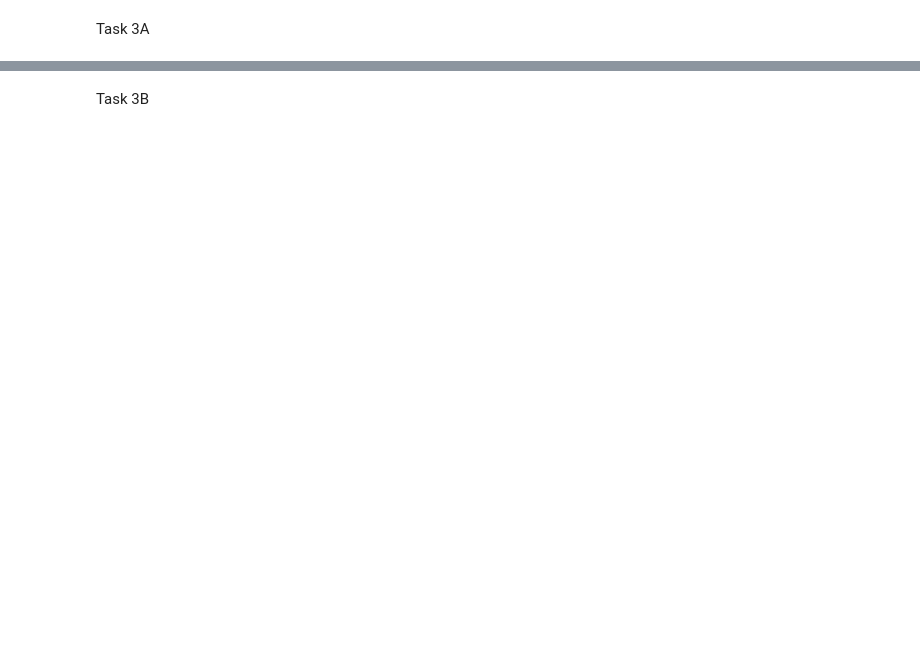
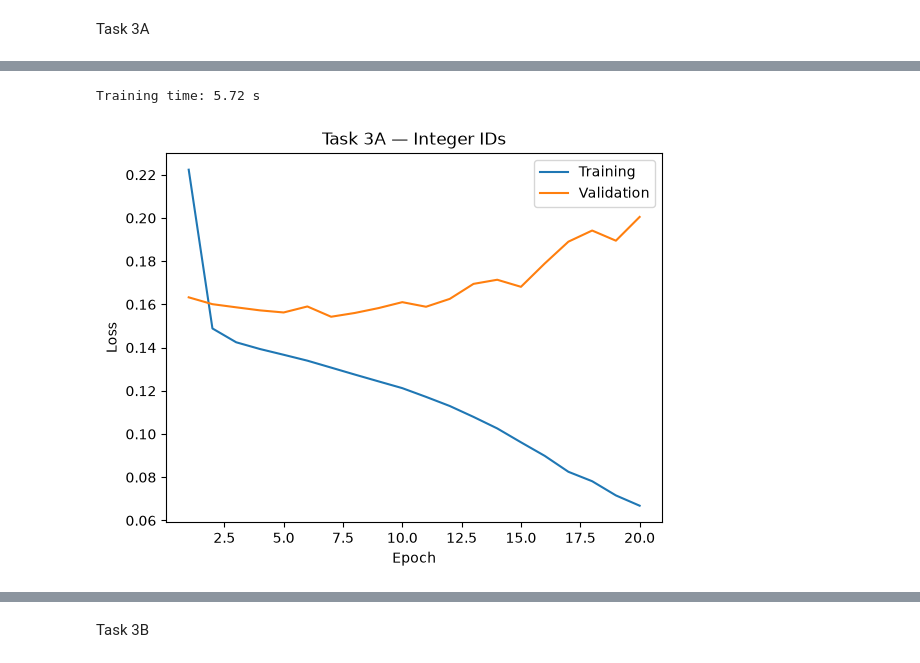
Before and after one commit to HaxelThePenguine/AI-Cybersecurity_labs2026, a Jupyter notebook: Lab_02/lab2.ipynb, the cells around one changed output, grey strips where cells are left out. Saved outputs shown, nothing was run; the diff lists cells and outputs as text; code cells hidden in the pictures; blank space fills up the shorter version.

Commit message:
task 3 need to fine tune  hyperparams and evaluate together ALSO EVALUATE LOGBOOK

```diff
--- a/Lab_02/lab2.ipynb
+++ b/Lab_02/lab2.ipynb
@@ -542,0 +591,15 @@ NameError: name 'train_pd' is not defined
+# %%
+# Impostazione input 3A
+
+scaler_ids = StandardScaler()
+
+X_train_ids = scaler_ids.fit_transform(ids_train)
+X_val_ids = scaler_ids.transform(ids_val)
+
+X_train_ids = torch.tensor(X_train_ids, dtype=torch.float32)
+X_val_ids = torch.tensor(X_val_ids, dtype=torch.float32)
+
+print(X_train_ids.shape)
+print(X_val_ids.shape)
+print(X_train_ids[0]) # change the padding cuz it scales for columns,
+#so the padding is not 0 anymore, but it is scaled to the mean of the column
@@ -542,0 +642,56 @@ NameError: name 'train_pd' is not defined
+# %%
+# TRAIN
+
+import time
+
+train_losses_ids = []
+val_losses_ids = []
+training_seconds_ids = 0
+
+# Move validation data once
+X_val_device = X_val_ids.to(device)
+y_val_device = y_val_ids.to(device)
+
+for epoch in range(EPOCHS):
+    # Training: update model weights
+    model_ids.train()
+    total_loss = 0
+    start = time.perf_counter()
+
+    for X_batch, y_batch in train_loader_ids:
+        X_batch = X_batch.to(device)
+        y_batch = y_batch.to(device)
+
+        optimizer_ids.zero_grad()
+        predictions = model_ids(X_batch)
+        loss = loss_fn(predictions, y_batch)
+        loss.backward()
+        optimizer_ids.step()
+
+        total_loss += loss.item() * len(y_batch)
+
+    training_seconds_ids += time.perf_counter() - start
+    train_losses_ids.append(total_loss / len(y_train_ids))
+
+    # Validation: measure loss without updating weights
+    model_ids.eval()
+    with torch.no_grad():
+        val_predictions = model_ids(X_val_device)
+        val_loss = loss_fn(val_predictions, y_val_device)
+
+    val_losses_ids.append(val_loss.item())
+
+print(f"Training time: {training_seconds_ids:.2f} s")
+
+# Compare learning curves
+epochs = range(1, EPOCHS + 1)
+plt.plot(epochs, train_losses_ids, label="Training")
+plt.plot(epochs, val_losses_ids, label="Validation")
+plt.xlabel("Epoch")
+plt.ylabel("Loss")
+plt.title("Task 3A — Integer IDs")
+plt.legend()
+plt.show()
+# %% [output]
+Training time: 5.72 s
+[figure, added]
```
Also changed, not shown: parts of 19 cells of this notebook, 2 other files.
